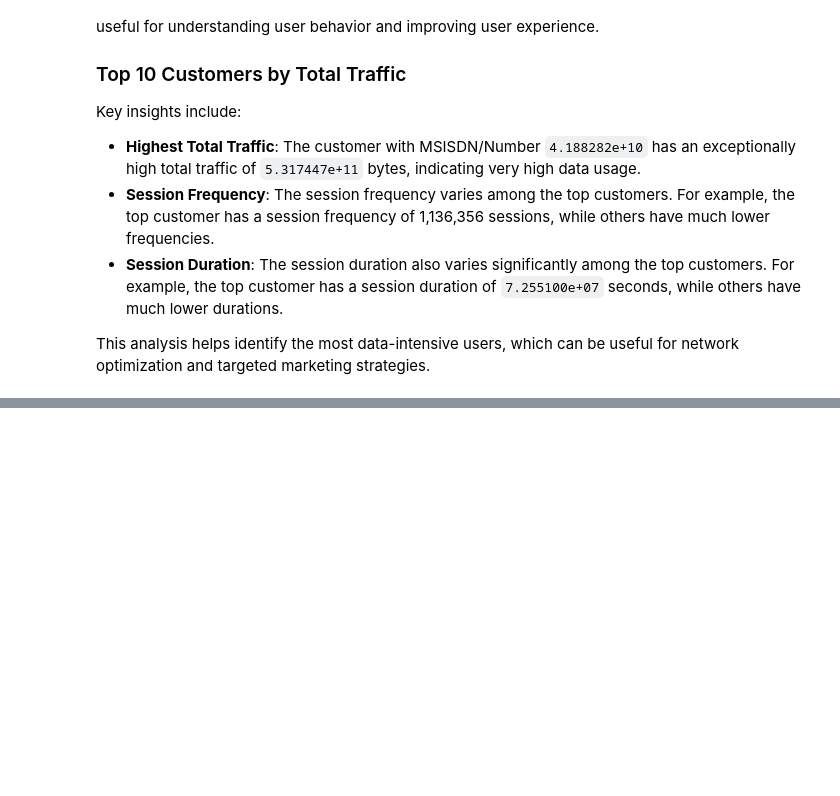
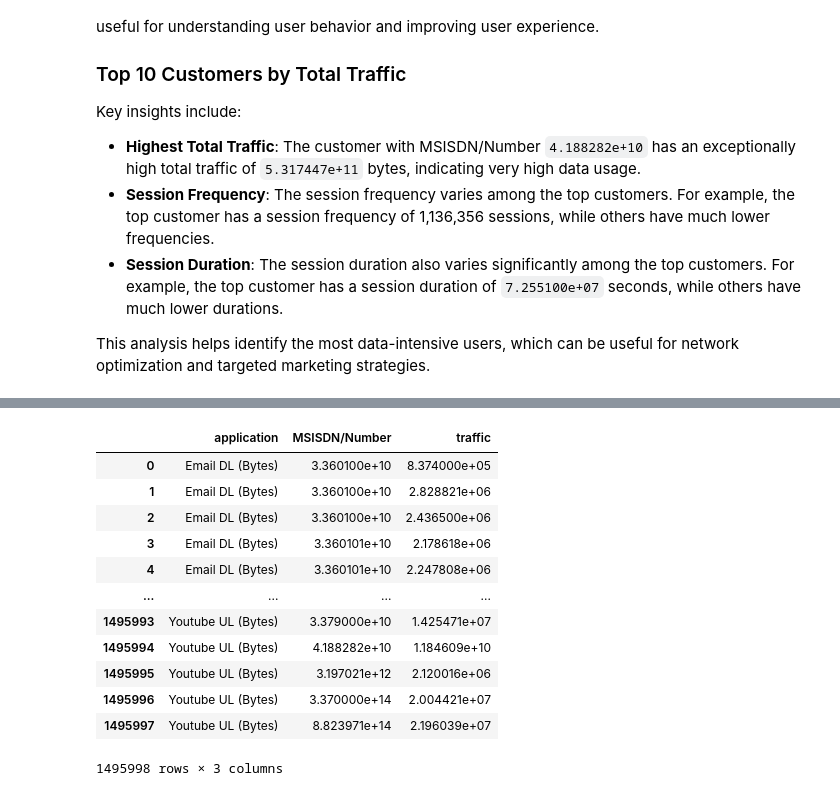
Before and after one commit to shewanek/KAIM_W2_TellCo_Growth_Analysis, a Jupyter notebook: notebooks/user_engag_eda.ipynb, the cells around one changed output, grey strips where cells are left out. Saved outputs shown, nothing was run; the diff lists cells and outputs as text; code cells hidden in the pictures; blank space fills up the shorter version.

```diff
--- a/notebooks/user_engag_eda.ipynb
+++ b/notebooks/user_engag_eda.ipynb
@@ -129,0 +176,16 @@ This analysis helps identify the most data-intensive users, which can be useful
+# %%
+app_traffic
+# %% [output]
+|  | application | MSISDN/Number | traffic |
+| 0 | Email DL (Bytes) | 3.360100e+10 | 8.374000e+05 |
+| 1 | Email DL (Bytes) | 3.360100e+10 | 2.828821e+06 |
+| 2 | Email DL (Bytes) | 3.360100e+10 | 2.436500e+06 |
+| 3 | Email DL (Bytes) | 3.360101e+10 | 2.178618e+06 |
+| 4 | Email DL (Bytes) | 3.360101e+10 | 2.247808e+06 |
+| ... | ... | ... | ... |
+| 1495993 | Youtube UL (Bytes) | 3.379000e+10 | 1.425471e+07 |
+| 1495994 | Youtube UL (Bytes) | 4.188282e+10 | 1.184609e+10 |
+| 1495995 | Youtube UL (Bytes) | 3.197021e+12 | 2.120016e+06 |
+| 1495996 | Youtube UL (Bytes) | 3.370000e+14 | 2.004421e+07 |
+| 1495997 | Youtube UL (Bytes) | 8.823971e+14 | 2.196039e+07 |
+1495998 rows × 3 columns
```
Also changed, not shown: parts of 15 cells of this notebook, 1 other file.
